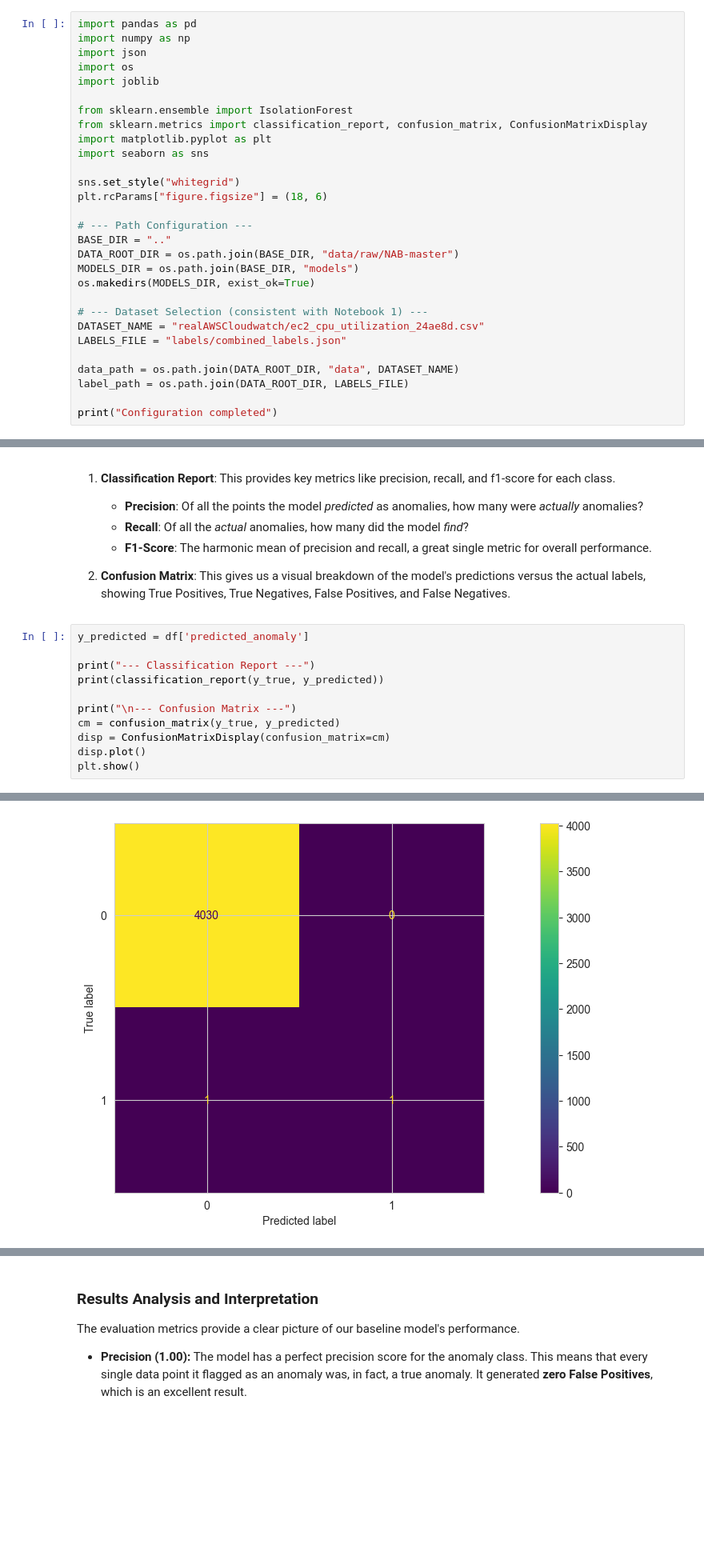
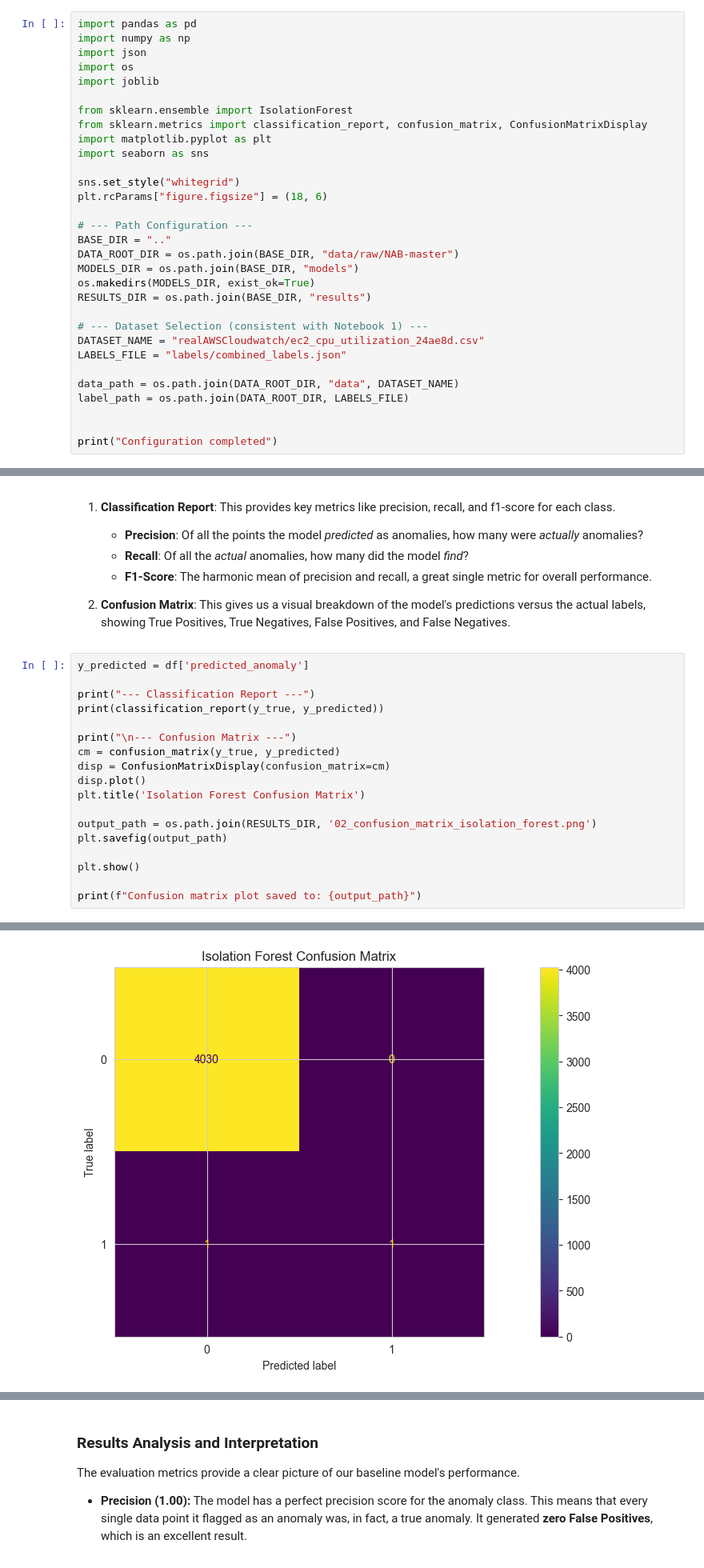
Before and after one commit to Gomes-Gustavo/real-time-anomaly-detection, a Jupyter notebook: notebooks/02_baseline_model_training.ipynb, the cells around one changed output, grey strips where cells are left out. Shown at 80% size. Drawn from its saved outputs; the diff is of its cells as text; blank space fills up the shorter version.

Commit message:
feat: Save confusion matrix plots as result artifacts

```diff
--- a/notebooks/02-Baseline-Model-Training.ipynb
+++ b/notebooks/02_baseline_model_training.ipynb
@@ -37,6 +37,7 @@ BASE_DIR = ".."
 DATA_ROOT_DIR = os.path.join(BASE_DIR, "data/raw/NAB-master")
 MODELS_DIR = os.path.join(BASE_DIR, "models")
 os.makedirs(MODELS_DIR, exist_ok=True)
+RESULTS_DIR = os.path.join(BASE_DIR, "results")
 
 # --- Dataset Selection (consistent with Notebook 1) ---
 DATASET_NAME = "realAWSCloudwatch/ec2_cpu_utilization_24ae8d.csv"
@@ -45,6 +46,7 @@ LABELS_FILE = "labels/combined_labels.json"
 data_path = os.path.join(DATA_ROOT_DIR, "data", DATASET_NAME)
 label_path = os.path.join(DATA_ROOT_DIR, LABELS_FILE)
 
+
 print("Configuration completed")
 # %% [output]
 Configuration completed
@@ -223,25 +225,32 @@ Now we will formally evaluate the model's performance using two standard methods
 # %%
 y_predicted = df['predicted_anomaly']
 
 print("--- Classification Report ---")
 print(classification_report(y_true, y_predicted))
 
 print("\n--- Confusion Matrix ---")
 cm = confusion_matrix(y_true, y_predicted)
 disp = ConfusionMatrixDisplay(confusion_matrix=cm)
 disp.plot()
+plt.title('Isolation Forest Confusion Matrix')
+
+output_path = os.path.join(RESULTS_DIR, '02_confusion_matrix_isolation_forest.png')
+plt.savefig(output_path)
+
 plt.show()
+
+print(f"Confusion matrix plot saved to: {output_path}")
 # %% [output]
 --- Classification Report ---
               precision    recall  f1-score   support
 
            0       1.00      1.00      1.00      4030
            1       1.00      0.50      0.67         2
 
     accuracy                           1.00      4032
    macro avg       1.00      0.75      0.83      4032
 weighted avg       1.00      1.00      1.00      4032
 
 
 --- Confusion Matrix ---
-[figure, old version]
+[figure, new version]
```
Also changed, not shown: parts of 2 cells of this notebook, 2 other files.
